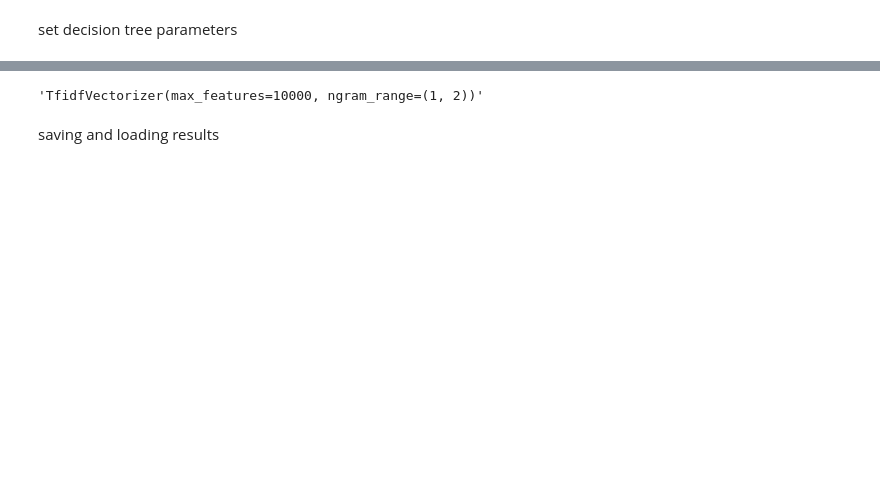
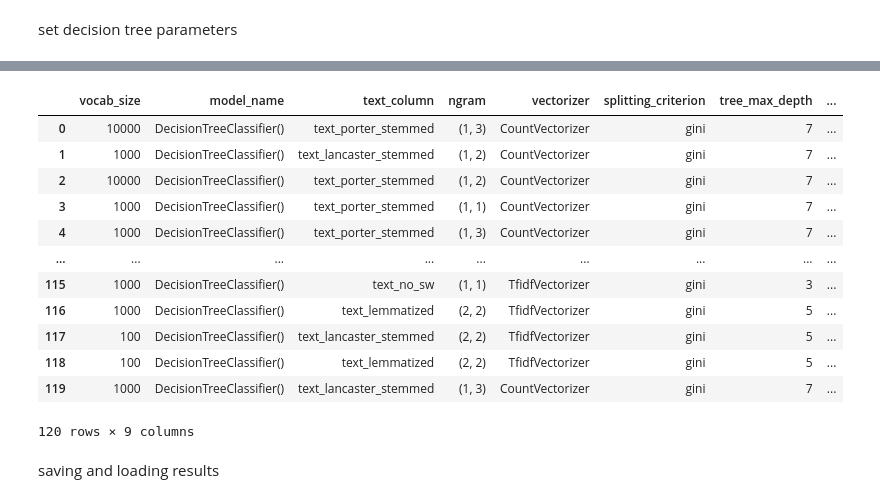
Before and after one commit to tanner-ducharme/ift6390-kaggle-2, a Jupyter notebook: decision_tree_final.ipynb, the cells around one changed output, grey strips where cells are left out. Cells and saved outputs as stored; diff of their text form; code cells hidden in the pictures; blank space fills up the shorter version.

```diff
--- a/decision_tree_final.ipynb
+++ b/decision_tree_final.ipynb
@@ -66,7 +66,7 @@ set decision tree parameters
 # %%
 param_grid = {
     'criterion': ['gini',],
-    'max_depth': [5, 10, 30],
+    'max_depth': [3,5,7],
     'max_features': ['sqrt', 'log2', None],
 
 }
@@ -202,10 +203,22 @@ accuracy:  0.649
 # %%
 param_df = pd.DataFrame(param_tracker,)
 param_df = param_df.sort_values(by='accuracy', ascending=False).reset_index(drop=True)
-# %%
-param_df.iloc[0]['vectorizer'].split('.')[-1].replace('>', '').replace("\'",'').strip()
-# %% [output]
-'TfidfVectorizer(max_features=10000, ngram_range=(1, 2))'
+# %%
+param_df
+# %% [output]
+|  | vocab_size | model_name | text_column | ngram | vectorizer | splitting_criterion | tree_max_depth | ... |
+| 0 | 10000 | DecisionTreeClassifier() | text_porter_stemmed | (1, 3) | CountVectorizer | gini | 7 | ... |
+| 1 | 1000 | DecisionTreeClassifier() | text_lancaster_stemmed | (1, 2) | CountVectorizer | gini | 7 | ... |
+| 2 | 10000 | DecisionTreeClassifier() | text_porter_stemmed | (1, 2) | CountVectorizer | gini | 7 | ... |
+| 3 | 1000 | DecisionTreeClassifier() | text_porter_stemmed | (1, 1) | CountVectorizer | gini | 7 | ... |
+| 4 | 1000 | DecisionTreeClassifier() | text_porter_stemmed | (1, 3) | CountVectorizer | gini | 7 | ... |
+| ... | ... | ... | ... | ... | ... | ... | ... | ... |
+| 115 | 1000 | DecisionTreeClassifier() | text_no_sw | (1, 1) | TfidfVectorizer | gini | 3 | ... |
+| 116 | 1000 | DecisionTreeClassifier() | text_lemmatized | (2, 2) | TfidfVectorizer | gini | 5 | ... |
+| 117 | 100 | DecisionTreeClassifier() | text_lancaster_stemmed | (2, 2) | TfidfVectorizer | gini | 5 | ... |
+| 118 | 100 | DecisionTreeClassifier() | text_lemmatized | (2, 2) | TfidfVectorizer | gini | 5 | ... |
+| 119 | 1000 | DecisionTreeClassifier() | text_lancaster_stemmed | (1, 3) | CountVectorizer | gini | 7 | ... |
+120 rows × 9 columns
 # %% [markdown]
 saving and loading results
 # %%
```
Also changed, not shown: parts of 34 cells of this notebook, 2 other files.
